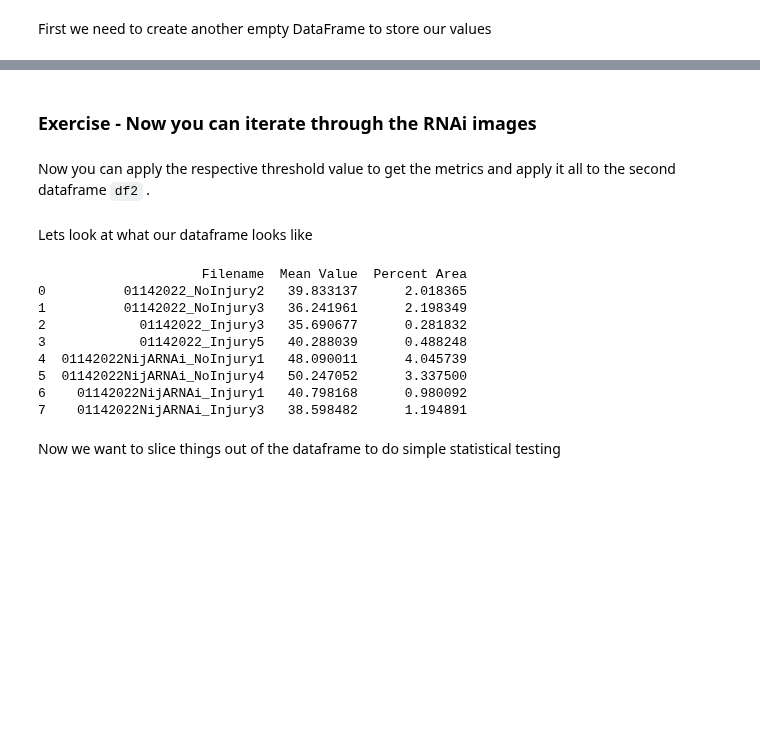
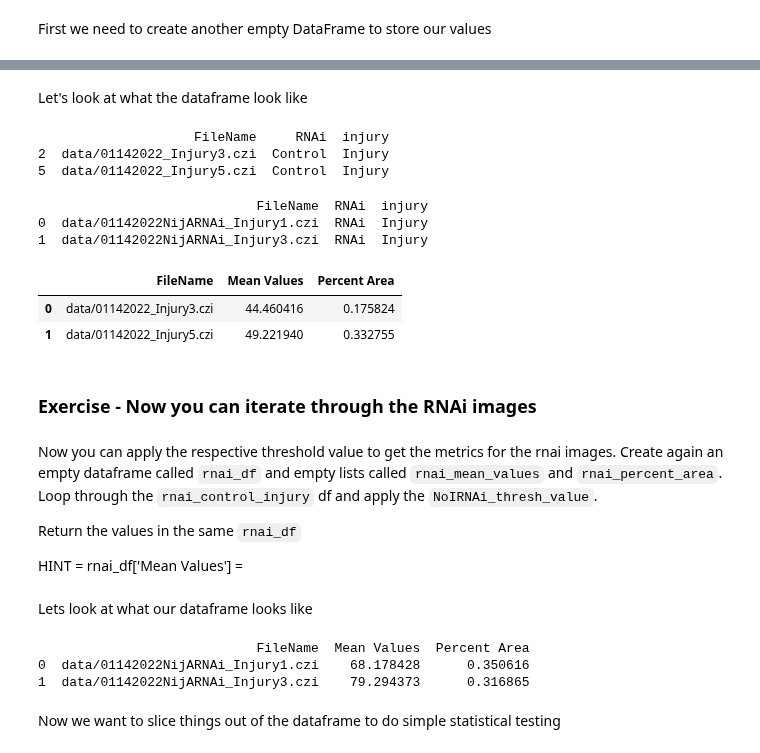
Before and after one commit to svdavid/NEUS642, a Jupyter notebook: notebooks/week8_02-22_image_quantification/week8_Image_Quantification_base.ipynb, the cells around one changed output, grey strips where cells are left out. Cells and saved outputs as stored; diff of their text form; code cells hidden in the pictures; blank space fills up the shorter version.

```diff
--- a/notebooks/week8_02-22_image_quantification/week8_Image_Quantification_base.ipynb
+++ b/notebooks/week8_02-22_image_quantification/week8_Image_Quantification_base.ipynb
@@ -510,0 +566,17 @@ Index: []
+# %%
+df2 = pd.DataFrame()
+
+
+for file in glob.glob('data/*czi'):
+    d2 = {'FileName': file}
+    if 'RNAi' in file:
+        d2['RNAi']='RNAi'
+    else:
+        d2['RNAi']='Control'
+    if 'NoInjury' in file:
+        d2['injury']='No injury'
+    else:
+        d2['injury']='Injury'
+    df2 = df2.append(d2, ignore_index=True)
+
+df2
@@ -511,13 +599,48 @@ Index: []
+# %% [markdown]
+Let's look at what the dataframe look like
+# %%
+print(noi_control_injury)
+# %% [output]
+                    FileName     RNAi  injury
+2  data/01142022_Injury3.czi  Control  Injury
+5  data/01142022_Injury5.czi  Control  Injury
+# %%
+print(rnai_control_injury)
+# %% [output]
+                            FileName  RNAi  injury
+0  data/01142022NijARNAi_Injury1.czi  RNAi  Injury
+1  data/01142022NijARNAi_Injury3.czi  RNAi  Injury
 # %%
-for file in itertools.chain(noinjury, injury):
-    filename = file.stem
+value_df2 =  pd.DataFrame()
+mean_values2 =[]
+percent_area2 =[]
+
+for file in noi_control_injury['FileName']:
+    d2 = {'FileName': file}
     max = get_max_proj(file)
-    values = calculate_metrics(max,NoI_thresh_value)
-    res_dict= {'Filename':filename, 'Mean Value': values[0], 'Percent Area': values[1]}
-    df2= df2.append(res_dict, ignore_index=True)
+    values = calculate_metrics(max, NoI_thresh_value)
+    mean_values2.append(values[0])
+    percent_area2.append(values[1])
+    value_df2= value_df2.append(d2, ignore_index=True)
+
+
+value_df2['Mean Values'] = mean_values2
+value_df2['Percent Area'] = percent_area2
+# %%
+value_df2
+# %% [output]
+|  | FileName | Mean Values | Percent Area |
+| 0 | data/01142022_Injury3.czi | 44.460416 | 0.175824 |
+| 1 | data/01142022_Injury5.czi | 49.221940 | 0.332755 |
 # %% [markdown]
 ### Exercise - Now you can iterate through the RNAi images
 # %% [markdown]
-Now you can apply the respective threshold value to get the metrics and apply it all to the second dataframe `df2` .
+Now you can apply the respective threshold value to get the metrics for the rnai images.
+Create again an empty dataframe called `rnai_df` and empty lists called `rnai_mean_values` and `rnai_percent_area`.
+Loop through the `rnai_control_injury` df and apply the `NoIRNAi_thresh_value`.
+
+Return the values in the same `rnai_df`
+
+HINT = rnai_df['Mean Values'] =
 # %%
 #Answer
@@ -532,17 +663,11 @@ for file in itertools.chain(noinjury_rnai, injury_rnai):
 # %% [markdown]
 Lets look at what our dataframe looks like
 # %%
-print(df2)
+print(rnai_df)
 # %% [output]
-                     Filename  Mean Value  Percent Area
-0          01142022_NoInjury2   39.833137      2.018365
-1          01142022_NoInjury3   36.241961      2.198349
-2            01142022_Injury3   35.690677      0.281832
-3            01142022_Injury5   40.288039      0.488248
-4  01142022NijARNAi_NoInjury1   48.090011      4.045739
-5  01142022NijARNAi_NoInjury4   50.247052      3.337500
-6    01142022NijARNAi_Injury1   40.798168      0.980092
-7    01142022NijARNAi_Injury3   38.598482      1.194891
+                            FileName  Mean Values  Percent Area
+0  data/01142022NijARNAi_Injury1.czi    68.178428      0.350616
+1  data/01142022NijARNAi_Injury3.czi    79.294373      0.316865
 # %% [markdown]
 Now we want to slice things out of the dataframe to do simple statistical testing
 # %% [markdown]
```
Also changed, not shown: parts of 58 cells of this notebook.
